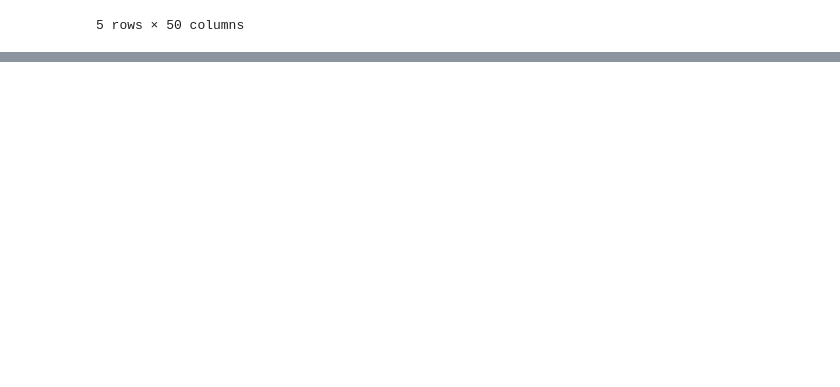
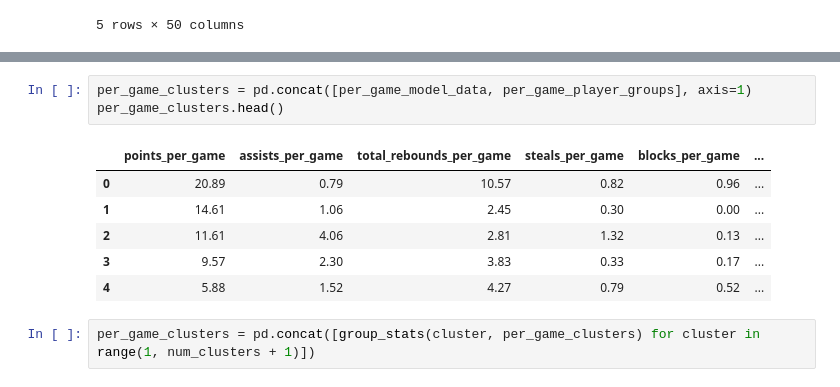
Before and after one commit to CS196Illinois/Group27-FA22, a Jupyter notebook: Project/Classification/classification.ipynb, the cells around one changed output, grey strips where cells are left out. Cells and saved outputs as stored; diff of their text form; blank space fills up the shorter version.

```diff
--- a/Project/Classification/classification.ipynb
+++ b/Project/Classification/classification.ipynb
@@ -175,0 +209,12 @@ clusters
+# %%
+per_game_clusters = pd.concat([per_game_model_data, per_game_player_groups], axis=1)
+per_game_clusters.head()
+# %% [output]
+|  | points_per_game | assists_per_game | total_rebounds_per_game | steals_per_game | blocks_per_game | ... |
+| 0 | 20.89 | 0.79 | 10.57 | 0.82 | 0.96 | ... |
+| 1 | 14.61 | 1.06 | 2.45 | 0.30 | 0.00 | ... |
+| 2 | 11.61 | 4.06 | 2.81 | 1.32 | 0.13 | ... |
+| 3 | 9.57 | 2.30 | 3.83 | 0.33 | 0.17 | ... |
+| 4 | 5.88 | 1.52 | 4.27 | 0.79 | 0.52 | ... |
+# %%
+per_game_clusters = pd.concat([group_stats(cluster, per_game_clusters) for cluster in range(1, num_clusters + 1)])
```
Also changed, not shown: parts of 10 cells of this notebook.
